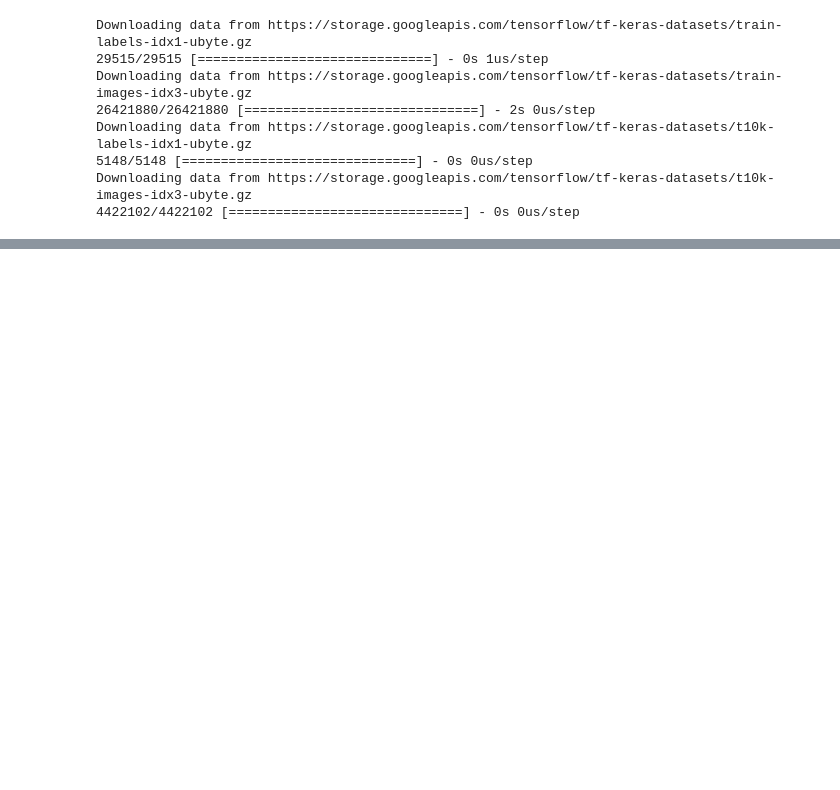
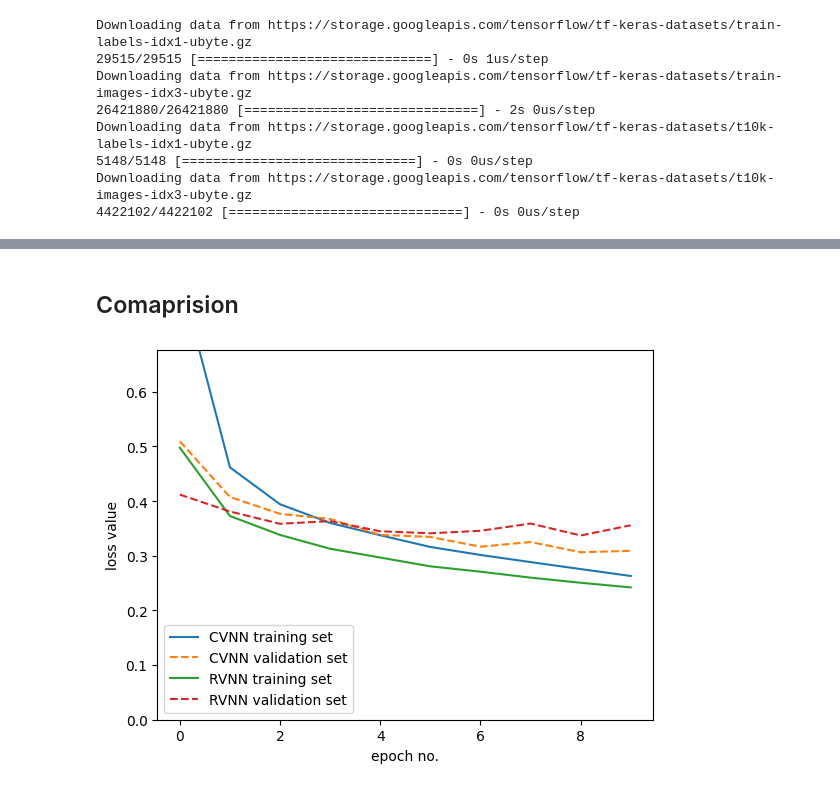
Before and after one commit to P4ndaM1x/engineering-dissertation, a Jupyter notebook: fashion_mnist.ipynb, the cells around one changed output, grey strips where cells are left out. Saved outputs shown, nothing was run; the diff lists cells and outputs as text; code cells hidden in the pictures; blank space fills up the shorter version.

```diff
--- a/fashion_mnist.ipynb
+++ b/fashion_mnist.ipynb
@@ -143,0 +90,5 @@ plot_loss_history_comparision(rvnn_history, cvnn_history, 2)
+# %%
+RVMLPNN_model.compile(optimizer=OPTIMIZER(),
+              loss=tf.keras.losses.SparseCategoricalCrossentropy(from_logits=True),
+              metrics=['accuracy'])
+RVMLPNN_model.summary()
@@ -143,0 +111,3 @@ plot_loss_history_comparision(rvnn_history, cvnn_history, 2)
+# %%
+RVMLPNN_history = RVMLPNN_model.fit(train_images, train_labels, validation_data=(test_images, test_labels), epochs=EPOCHS_NUM, verbose=1)
+RVMLPNN_model.evaluate(test_images, test_labels, verbose=2)
@@ -143,0 +437,6 @@ plot_loss_history_comparision(rvnn_history, cvnn_history, 2)
+# %%
+one_hot_train = tf.one_hot(train_labels, CLASSES_NUM)
+one_hot_test = tf.one_hot(test_labels, CLASSES_NUM)
+
+CVCNN_history = CVCNN_model.fit(train_fourier, one_hot_train, validation_data=(test_fourier, one_hot_test), batch_size=100, epochs=EPOCHS_NUM, verbose=1)
+CVCNN_model.evaluate(test_fourier, one_hot_test, verbose=2)
@@ -143,0 +462,33 @@ plot_loss_history_comparision(rvnn_history, cvnn_history, 2)
+# %% [markdown]
+## Comaprision
+# %%
+import pandas as pd
+import matplotlib.pyplot as plt
+
+def make_dataframe(fit_history):
+    df = pd.DataFrame(fit_history.history)
+    df['epoch'] = fit_history.epoch
+    return df
+
+def plot_loss_history_comparision(rvnn_fit_history, cvnn_fit_history, scale_upper_bound = 1):
+
+    rvnn_dataframe = make_dataframe(rvnn_fit_history)
+    cvnn_dataframe = make_dataframe(cvnn_fit_history)
+
+    upper_bound = 2*np.median(np.concatenate((rvnn_dataframe['loss'].values, rvnn_dataframe['val_loss'].values, cvnn_dataframe['loss'].values, cvnn_dataframe['val_loss'].values)))
+    # upper_bound = 2*np.median(np.concatenate((rvnn_dataframe['loss'].values, cvnn_dataframe['loss'].values)))
+
+    plt.figure()
+    plt.ylim((0, scale_upper_bound*upper_bound))
+    plt.plot(cvnn_dataframe['epoch'], cvnn_dataframe['loss'], label='CVNN training set')
+    plt.plot(cvnn_dataframe['epoch'], cvnn_dataframe['val_loss'], linestyle='dashed', label='CVNN validation set')
+    plt.plot(rvnn_dataframe['epoch'], rvnn_dataframe['loss'], label='RVNN training set')
+    plt.plot(rvnn_dataframe['epoch'], rvnn_dataframe['val_loss'], linestyle='dashed', label='RVNN validation set')
+    plt.legend(loc="lower left")
+    plt.xlabel("epoch no.")
+    plt.ylabel("loss value")
+    plt.show()
+# %%
+plot_loss_history_comparision(RVMLPNN_history, CVCNN_history)
+# %% [output]
+[figure, added]
```
Also changed, not shown: parts of 45 cells of this notebook, 2 other files.
